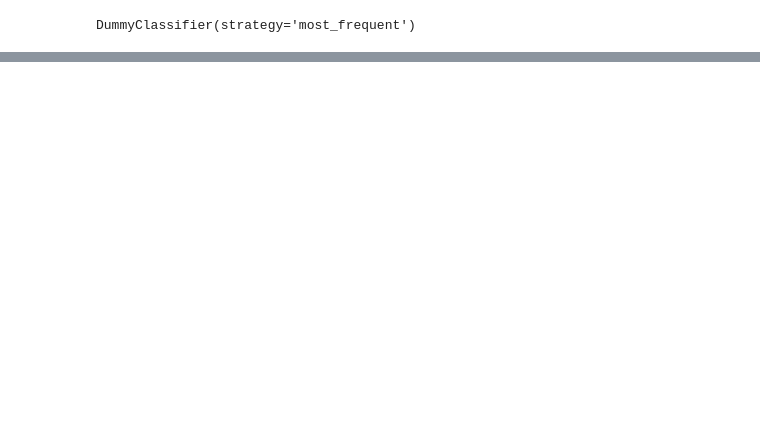
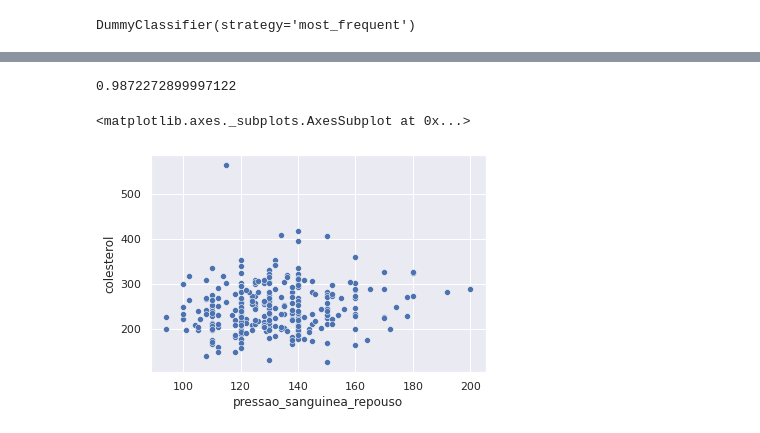
Before and after one commit to LucasFreitas98/Data-Science, a Jupyter notebook: exploring_SkLearn_library.ipynb, the cells around one changed output, grey strips where cells are left out. Cells and saved outputs as stored; diff of their text form; code cells hidden in the pictures; blank space fills up the shorter version.

```diff
--- a/exploring_SkLearn_library.ipynb
+++ b/exploring_SkLearn_library.ipynb
@@ -113,0 +172,11 @@ clf_dummy.score(x_teste, y_teste)
+# %%
+rgs.score(x_teste, y_teste)
+# %% [output]
+0.9872272899997122
+# %%
+import seaborn as sns
+
+sns.scatterplot(x = 'pressao_sanguinea_repouso', y= 'colesterol', data = colesterol)
+# %% [output]
+<matplotlib.axes._subplots.AxesSubplot at 0x...>
+[figure, added]
```
Also changed, not shown: parts of 17 cells of this notebook.
